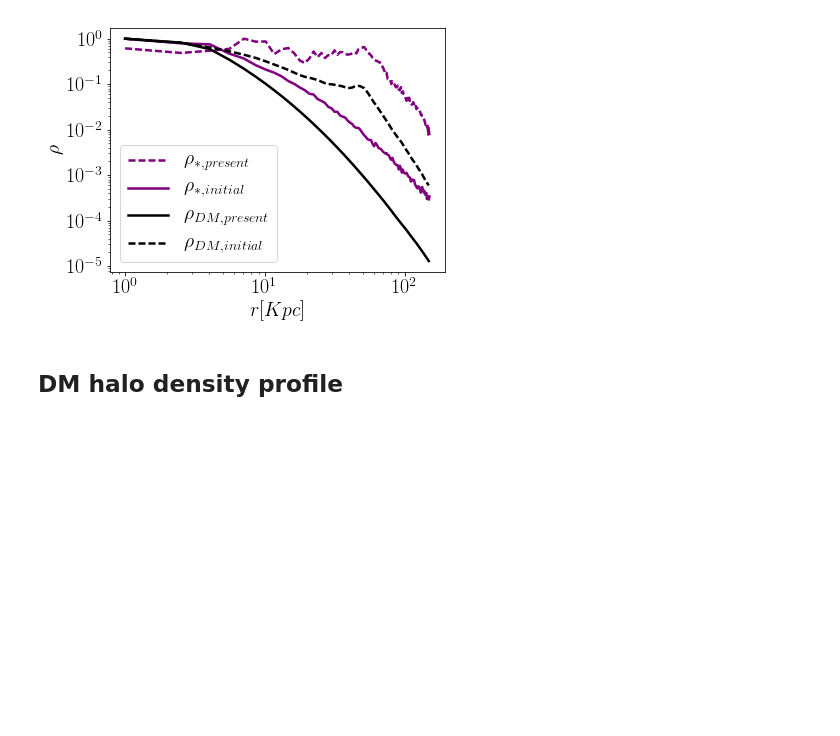
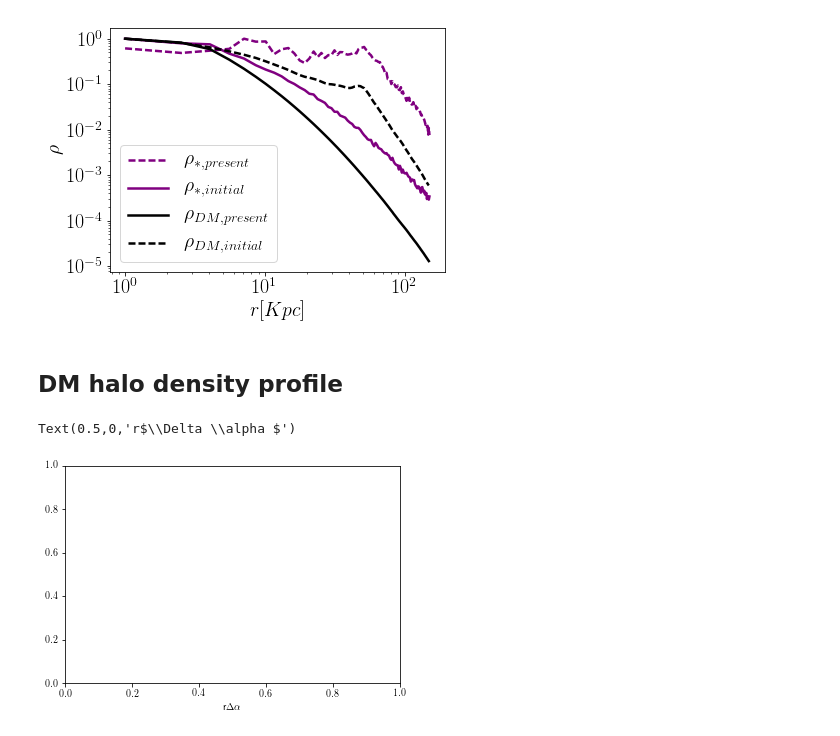
Before and after one commit to chervs/tracers_triaxial, a Jupyter notebook: density_examples.ipynb, the cells around one changed output. Saved outputs shown, nothing was run; the diff lists cells and outputs as text; code cells hidden in the pictures; blank space fills up the shorter version.

Commit message:
test notebook

```diff
--- a/density_examples.ipynb
+++ b/density_examples.ipynb
@@ -175,3 +179,11 @@ loglog(r_profiles, density_plum_lr)
 loglog(r_profiles, teo_plummer, label='Teo')
 
 legend()
+# %%
+def test(a):
+    print(plt.xlabel(a))
+# %%
+test(r"r$\Delta \alpha $")
+# %% [output]
+Text(0.5,0,'r$\\Delta \\alpha $')
+[figure, added]
```
Also changed, not shown: parts of 1 cell of this notebook, 2 other files.
